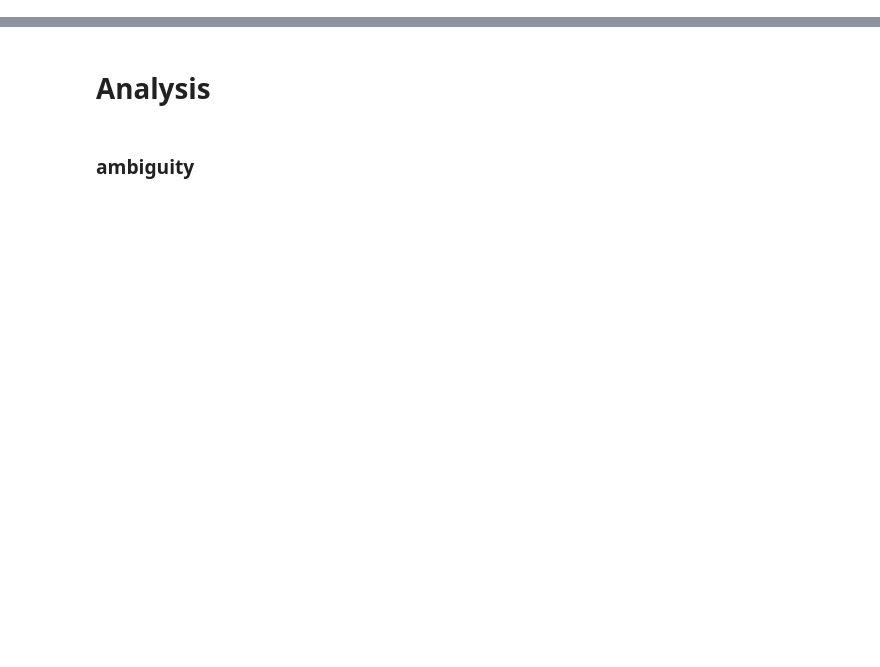
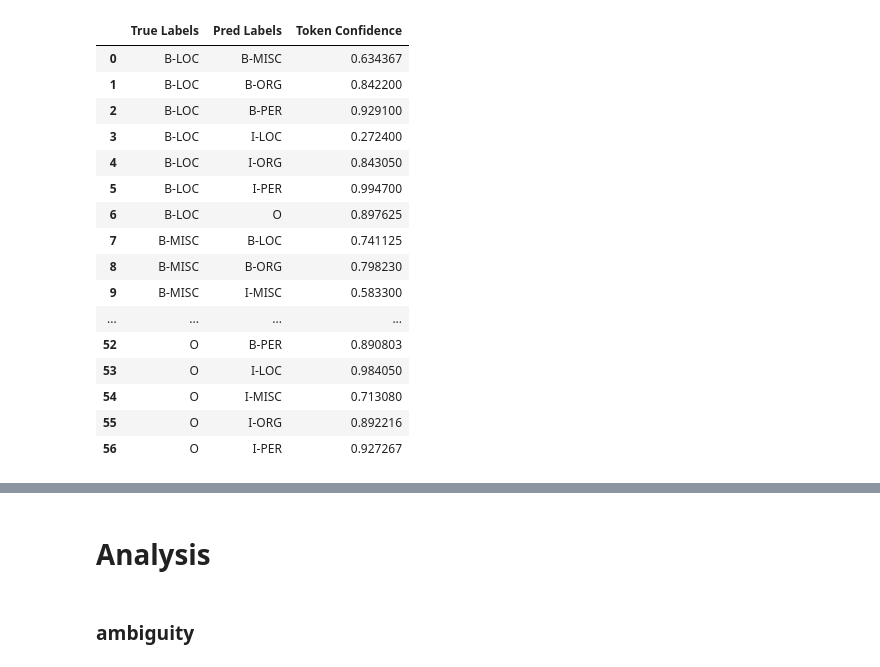
Before and after one commit to ay94/deformar-dashboard, a Jupyter notebook: notebooks/analysis/joint_analysis-ANERCorp.ipynb, the cells around one changed output, grey strips where cells are left out. Drawn from its saved outputs; the diff is of its cells as text; code cells hidden in the pictures; blank space fills up the shorter version.

```diff
--- a/notebooks/analysis/joint_analysis-ANERCorp.ipynb
+++ b/notebooks/analysis/joint_analysis-ANERCorp.ipynb
@@ -797,0 +572,22 @@ en = dash_data['conll2003_bert'].analysis_data
+# %%
+ar_e = ar[(ar['Agreements'] ==False)].groupby(['True Labels', 'Pred Labels'])['Token Confidence'].mean().reset_index()
+
+ar_e
+# %% [output]
+|  | True Labels | Pred Labels | Token Confidence |
+| 0 | B-LOC | B-MISC | 0.634367 |
+| 1 | B-LOC | B-ORG | 0.842200 |
+| 2 | B-LOC | B-PER | 0.929100 |
+| 3 | B-LOC | I-LOC | 0.272400 |
+| 4 | B-LOC | I-ORG | 0.843050 |
+| 5 | B-LOC | I-PER | 0.994700 |
+| 6 | B-LOC | O | 0.897625 |
+| 7 | B-MISC | B-LOC | 0.741125 |
+| 8 | B-MISC | B-ORG | 0.798230 |
+| 9 | B-MISC | I-MISC | 0.583300 |
+| ... | ... | ... | ... |
+| 52 | O | B-PER | 0.890803 |
+| 53 | O | I-LOC | 0.984050 |
+| 54 | O | I-MISC | 0.713080 |
+| 55 | O | I-ORG | 0.892216 |
+| 56 | O | I-PER | 0.927267 |
```
Also changed, not shown: parts of 21 cells of this notebook, 7 other files.
